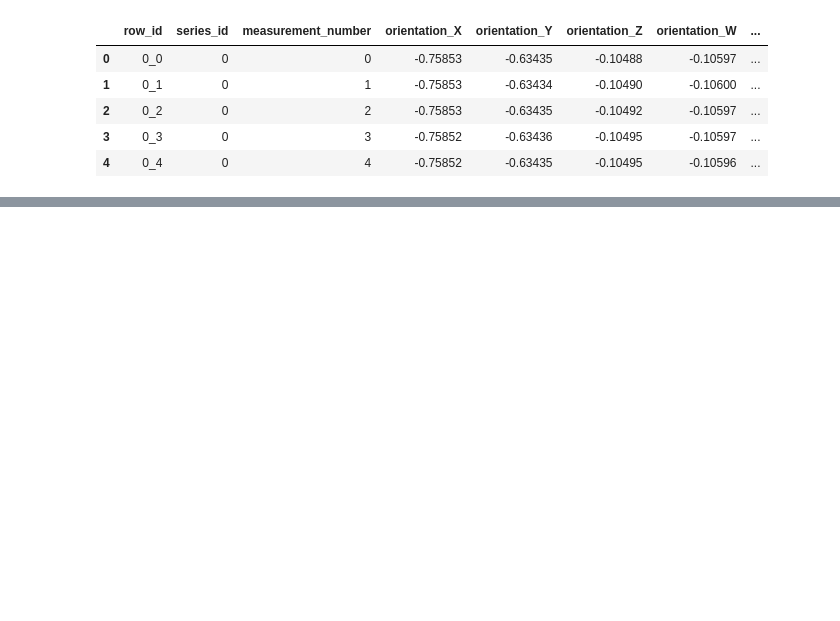
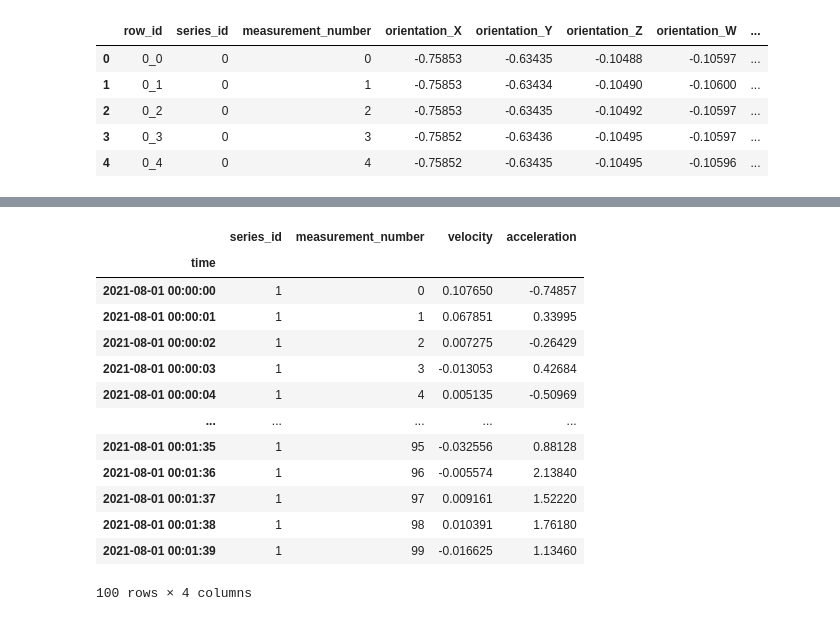
Before and after one commit to ansonnn07/Time-Series-Classification-and-Anomaly-Detection, a Jupyter notebook: 1. Labeling.ipynb, the cells around one changed output, grey strips where cells are left out. Drawn from its saved outputs; the diff is of its cells as text; code cells hidden in the pictures; blank space fills up the shorter version.

Commit message:
done labeling notebook

```diff
--- a/1. Labeling.ipynb
+++ b/1. Labeling.ipynb
@@ -28,0 +31,42 @@ for series_id, group in X_train.groupby("series_id"):
+# %%
+# ts: time series
+sample_ts = X_train.copy()          # make a copy
+sample_ts = sample_ts.iloc[:100]    # take only first 100 columns for demo
+# %%
+# NOTE: This column is not needed if you do not want to use any "time" column to display in the labeling interface of Label Studio.
+# we create a sample range of datetime data to replace our index column,
+# with frequency of second using `freq=s`, you may change this to minutes if you would like,
+# and name the index column as "time" to be able to easily access it in Label Studio labeling interface later
+sample_ts.index = pd.date_range("2021-08-01", periods=len(sample_ts), freq='s', name="time")
+# %%
+# specify column names that we want to rename to
+column_dict = {
+    "angular_velocity_X": "velocity",
+    "linear_acceleration_X": "acceleration",
+}
+# renamed these columns to "velocity" and "acceleration" for easier reference in Label Studio later
+sample_ts.rename(columns=column_dict, inplace=True)
+# %%
+# use only the necessary columns for our example
+sample_ts = sample_ts[['series_id', 'measurement_number', 'velocity', 'acceleration']]
+# %%
+# lets pretend we have another time series data by cloning the same sequence
+# and change the series_id to 1 instead of 0
+sample_ts_2 = sample_ts.copy()
+sample_ts_2['series_id'] = 1
+sample_ts_2
+# %% [output]
+|  | series_id | measurement_number | velocity | acceleration |
+| time |  |  |  |  |
+| 2021-08-01 00:00:00 | 1 | 0 | 0.107650 | -0.74857 |
+| 2021-08-01 00:00:01 | 1 | 1 | 0.067851 | 0.33995 |
+| 2021-08-01 00:00:02 | 1 | 2 | 0.007275 | -0.26429 |
+| 2021-08-01 00:00:03 | 1 | 3 | -0.013053 | 0.42684 |
+| 2021-08-01 00:00:04 | 1 | 4 | 0.005135 | -0.50969 |
+| ... | ... | ... | ... | ... |
+| 2021-08-01 00:01:35 | 1 | 95 | -0.032556 | 0.88128 |
+| 2021-08-01 00:01:36 | 1 | 96 | -0.005574 | 2.13840 |
+| 2021-08-01 00:01:37 | 1 | 97 | 0.009161 | 1.52220 |
+| 2021-08-01 00:01:38 | 1 | 98 | 0.010391 | 1.76180 |
+| 2021-08-01 00:01:39 | 1 | 99 | -0.016625 | 1.13460 |
+100 rows × 4 columns
```
Also changed, not shown: parts of 38 cells of this notebook, 12 other files.
